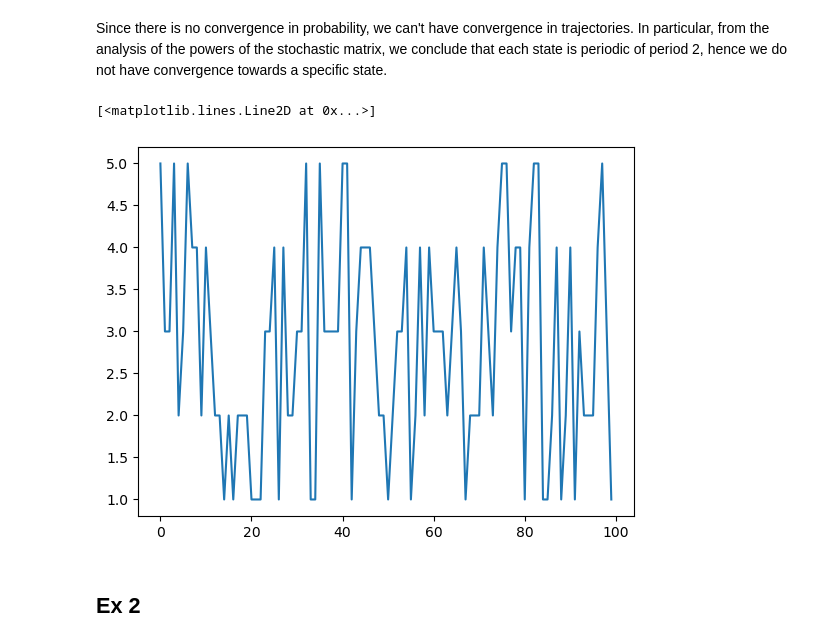
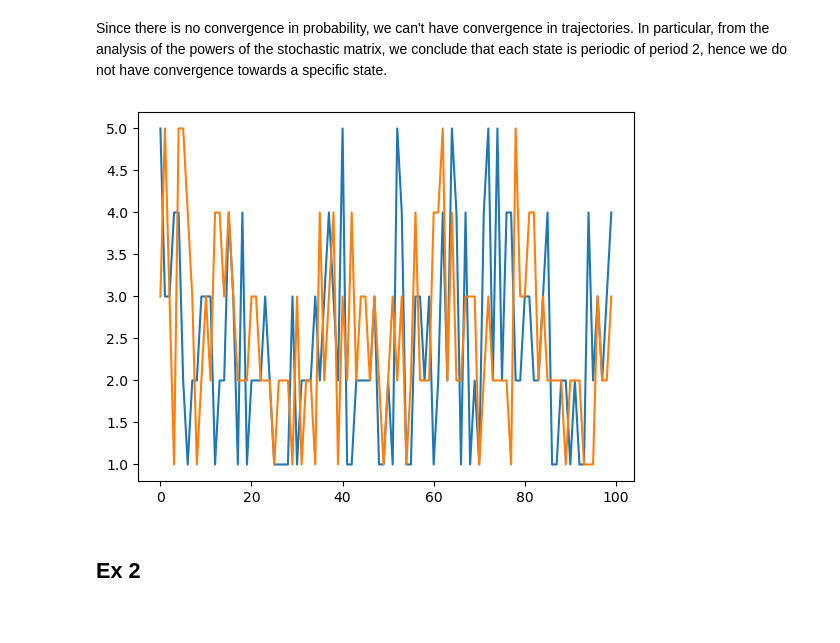
Before and after one commit to Gabriele-Codega/StochasticModelling2022-2023, a Jupyter notebook: SecondAssignment.ipynb, the cells around one changed output. Saved outputs shown, nothing was run; the diff lists cells and outputs as text; code cells hidden in the pictures.

```diff
--- a/SecondAssignment.ipynb
+++ b/SecondAssignment.ipynb
@@ -111,0 +112,10 @@ print(p)
+# %%
+p = np.array([0,0.1,0.2,0.3,0.4])
+N = 30
+ps = []
+for n in range(1,N):
+    p = p@A
+    ps.append(p)
+
+plt.plot(range(1,N),ps)
+_ = plt.legend(["p0","p1","p2","p3","p4"])
@@ -114,14 +126,19 @@ Since there is no convergence in probability, we can't have convergence in traje
 # %%
 N = 100
 p = np.array([0,0.1,0.2,0.3,0.4])
 X = np.empty(N)
 for n in range(N):
     X[n] = np.random.choice([1,2,3,4,5],1,p = p)
     p = p@A
 plt.plot(range(N),X)
+p = np.array([0,0.1,0.2,0.3,0.4])
+X = np.empty(N)
+for n in range(N):
+    X[n] = np.random.choice([1,2,3,4,5],1,p = p)
+    p = p@A
+_=plt.plot(range(N),X)
 # %% [output]
-[<matplotlib.lines.Line2D at 0x...>]
-[figure, old version]
+[figure, new version]
 # %% [markdown]
 ## Ex 2
 # %%
```
Also changed, not shown: parts of 13 cells of this notebook.
